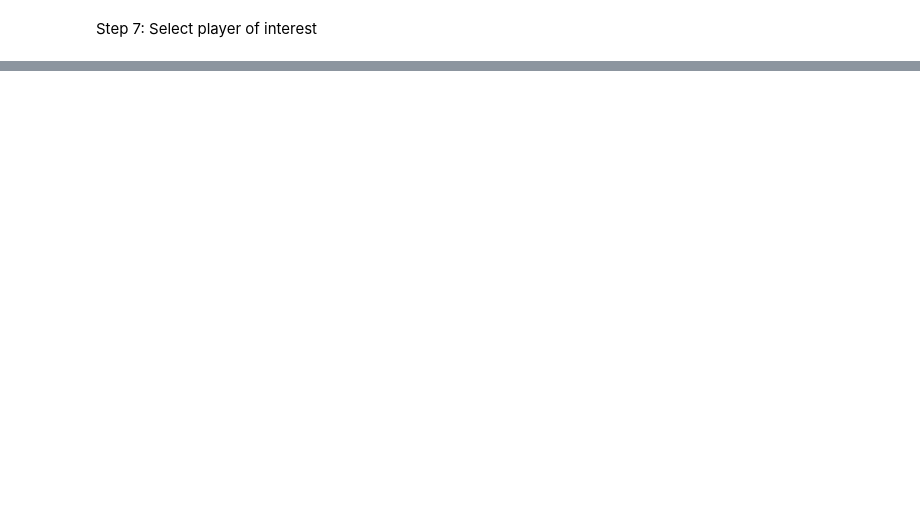
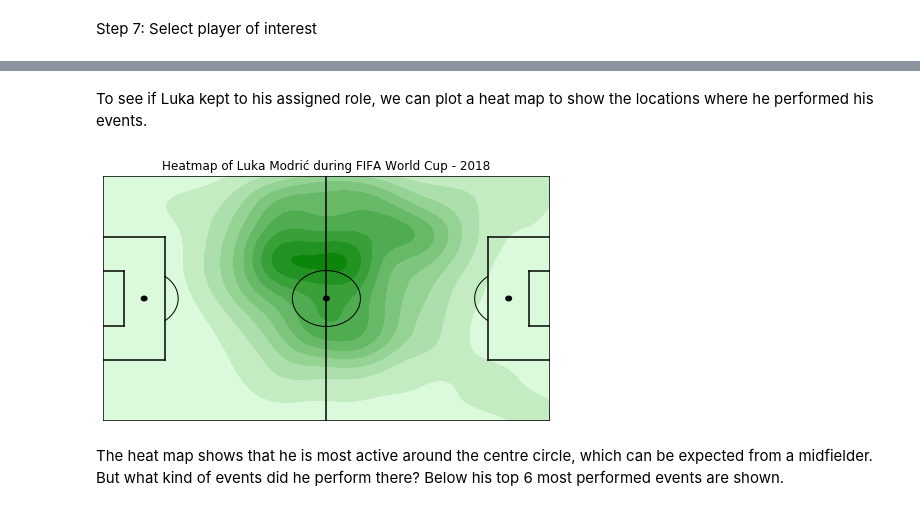
Before and after one commit to SimonBCox/football-analytics, a Jupyter notebook: fot_modric_analysis.ipynb, the cells around one changed output, grey strips where cells are left out. Drawn from its saved outputs; the diff is of its cells as text; code cells hidden in the pictures; blank space fills up the shorter version.

```diff
--- a/fot_modric_analysis.ipynb
+++ b/fot_modric_analysis.ipynb
@@ -82,0 +66,3 @@ events_df = pd.concat(events_list)
+# %%
+# Load event data for selected competition
+events_df = load_multiple_json(f"{path}\\events\\", df=matches_df, join_on="match_id")
@@ -93,11 +81,7 @@ else:
     team_tag = None
 
 # Create drop down menu
-select_team = widgets.Dropdown(
-    options=teams,
-    value=team_tag,
-    description='Select team:',
-    style={'description_width': 'initial'})
+select_team = widgets.Dropdown(options=teams, value=team_tag, description='Select team:', style={'description_width':'initial'})
 display(select_team)
 # %% [output]
 Dropdown(description='Select team:', index=6, options=('Australia', 'Peru', 'Nigeria', 'Iceland', 'Serbia', 'B…
@@ -109,9 +93,4 @@ team = select_team.value
 matches_df = matches_df[(matches_df["home_team_home_team_name"]==team) | (matches_df["away_team_away_team_name"]==team)]
 
 # lineup data for matches
-lineups_list = []
-for moi_id in matches_df.match_id:
-    with open(f"{path}\\lineups\\{moi_id}.json", "r", encoding="utf8") as f:
-        lineup = json.load(f)
-    lineups_list.append(pd.json_normalize(lineup, sep="_").assign(match_id=moi_id))
-lineups_df = pd.concat(lineups_list)
+lineups_df = load_multiple_json(f"{path}\\lineups\\", df=matches_df, join_on="match_id")
@@ -327,0 +101,14 @@ fig.tight_layout()
+# %%
+# Create list of player to choose from
+lineups = lineups_df[lineups_df.team_name == team].lineup
+players = set([player["player_name"] for lineup in lineups for player in lineup])
+
+# Set default player
+if "Luka Modrić" in players:
+    player_tag = "Luka Modrić"
+else:
+    player_tag = None
+
+# Create drop down menu
+select_player = widgets.Dropdown(options=players, value=player_tag, description='Select player:', style={'description_width': 'initial'})
+display(select_player)
@@ -327,0 +145,11 @@ fig.tight_layout()
+# %% [markdown]
+To see if Luka kept to his assigned role, we can plot a heat map to show the locations where he performed his events.
+# %%
+fig = plt.figure(figsize=(8, 4.5))
+ax = plt.subplot()
+create_heat_map(events=player_events_df, match=competition, fig=fig, ax=ax)
+plt.show()
+# %% [output]
+[figure, added]
+# %% [markdown]
+The heat map shows that he is most active around the centre circle, which can be expected from a midfielder. But what kind of events did he perform there? Below his top 6 most performed events are shown.
```
Also changed, not shown: parts of 73 cells of this notebook, 6 other files.
